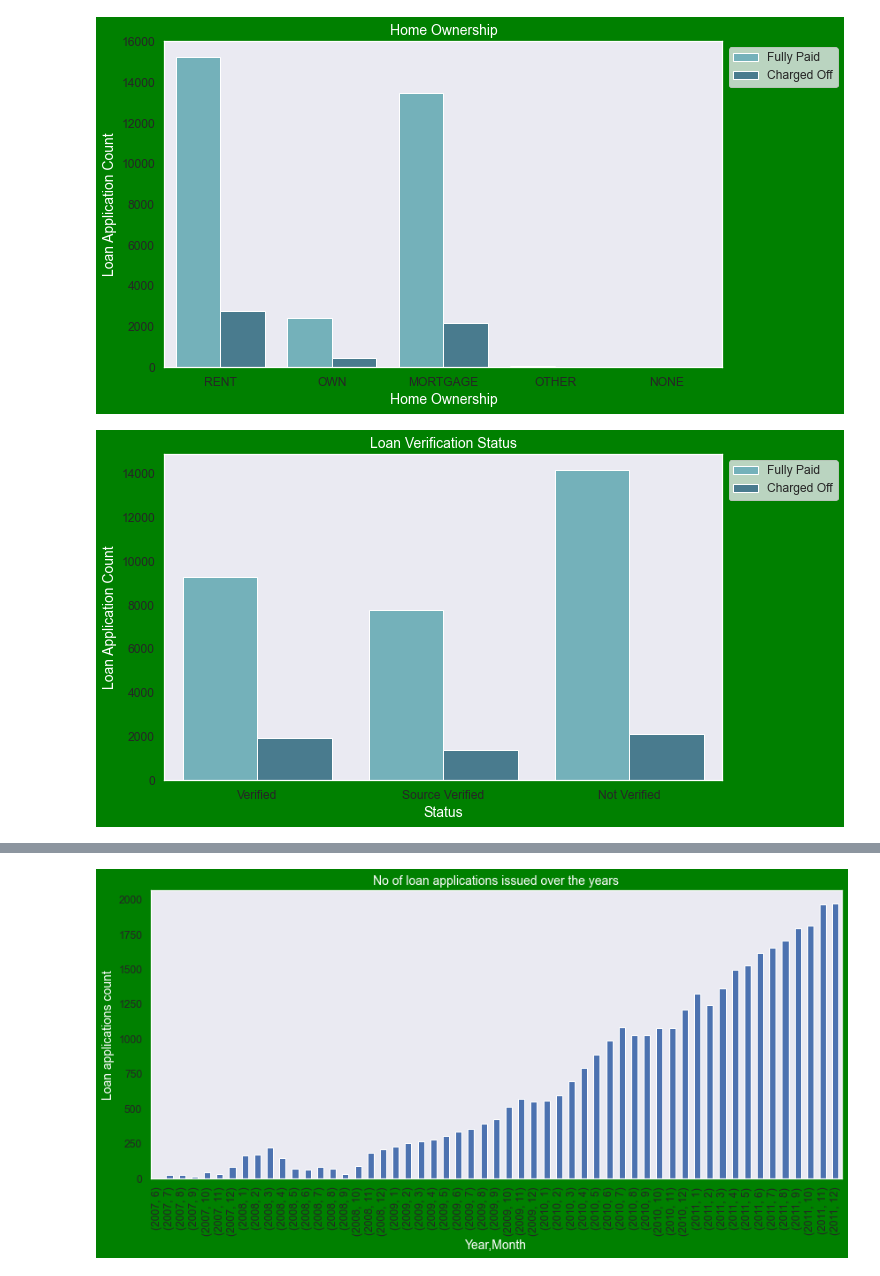
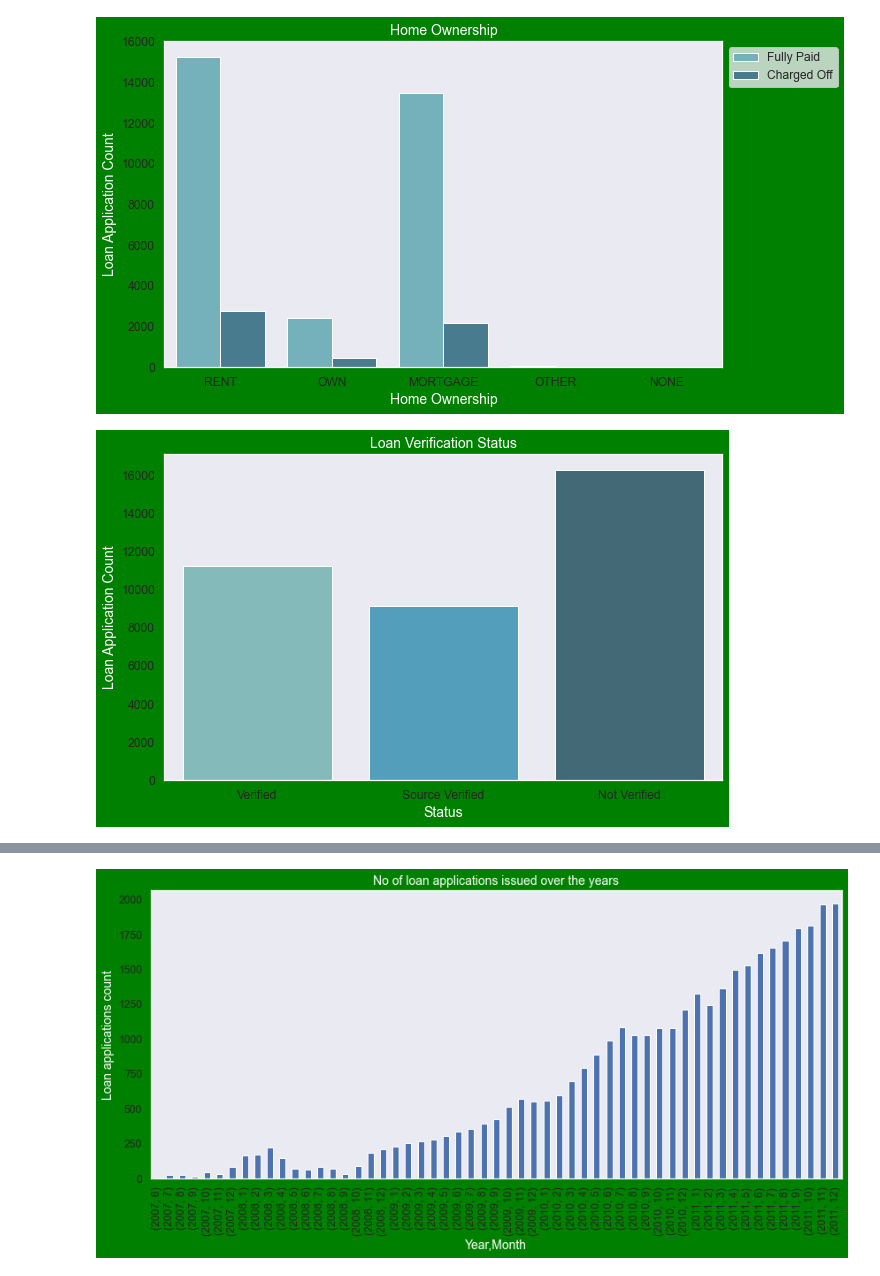
Before and after one commit to mikirath/LendingClubCaseStudy, a Jupyter notebook: M_Somasekhara_Reddy.ipynb, the cells around one changed output, grey strips where cells are left out. Cells and saved outputs as stored; diff of their text form; code cells hidden in the pictures.

```diff
--- a/M_Somasekhara_Reddy.ipynb
+++ b/M_Somasekhara_Reddy.ipynb
@@ -135,4 +135,7 @@ print(loan_CS_1.shape)
 loan_CS_1 = loan_CS_1.dropna(thresh=loan_CS_1.shape[0]*0.3,how='all',axis=1)
+# %%
+#Drop the rows having more than 10 missing values
+loan_CS_1 = loan_CS_1.dropna(thresh=10,how='all',axis=0)
 # %%
 # Print shape
 print(loan_CS_1.shape)
@@ -581,7 +584,7 @@ loan_CS_1['fund_amount_cats'] = pd.cut(loan_CS_1['funded_amnt'], [0, 7000, 14000
 loan_CS_1['annual_income_cats'] = pd.cut(loan_CS_1['annual_inc'], [0, 20000, 40000, 60000, 80000,1000000], labels=['0-20000', '20000-40000', '40000-60000', '60000-80000', '80000 +'])
 
 # Seggregate intrest rates into buckets which will be useful in bivariate analysis.
-loan_CS_1['interest_rate_cats'] = pd.cut(loan_CS_1['int_rate'], [0, 10, 12.5, 16, 20], labels=['0-10', '10-13', '12.5-16', '16 +'])
+loan_CS_1['interest_rate_cats'] = pd.cut(loan_CS_1['int_rate'], [0, 10, 13, 16, 20], labels=['0-10', '10-13', '13-16', '16 +'])
 
 # Seggregate dti into buckets which will be useful in bivariate analysis..
 loan_CS_1['dti_cat'] = pd.cut(loan_CS_1['dti'], [0, 5, 10, 15, 20, 25], labels=['0-5', '05-10', '10-15', '15-20', '25+'])
@@ -791,19 +794,18 @@ plt.show()
 # %%
 # Univariate Analysis - Unordered Categorical Variables - Verification Status
 plt.figure(figsize=(10,6),facecolor='green')
-ax = sns.countplot(x="verification_status",data=loan_CS_1,hue='loan_status',palette='GnBu_d')
-ax.legend(bbox_to_anchor=(1, 1))
+ax = sns.countplot(x="verification_status",data=loan_CS_1,palette='GnBu_d')
 ax.set_title('Loan Verification Status',fontsize=14,color='w')
 ax.set_xlabel('Status',
               fontsize=14,color = 'w')
 ax.set_ylabel('Loan Application Count',fontsize=14,color = 'w')
 plt.show()
 
 #Observations:
 #The company is distributing maximum number of loans without verification.
 #This may mean the largest charged off is due to improper verification. We can verify this in the next plot.
 # %% [output]
-[figure, old version]
+[figure, new version]
 # %%
 # Univariate Analysis - Unordered Categorical Variables - Verification Status
 
```
Also changed, not shown: parts of 10 cells of this notebook.
